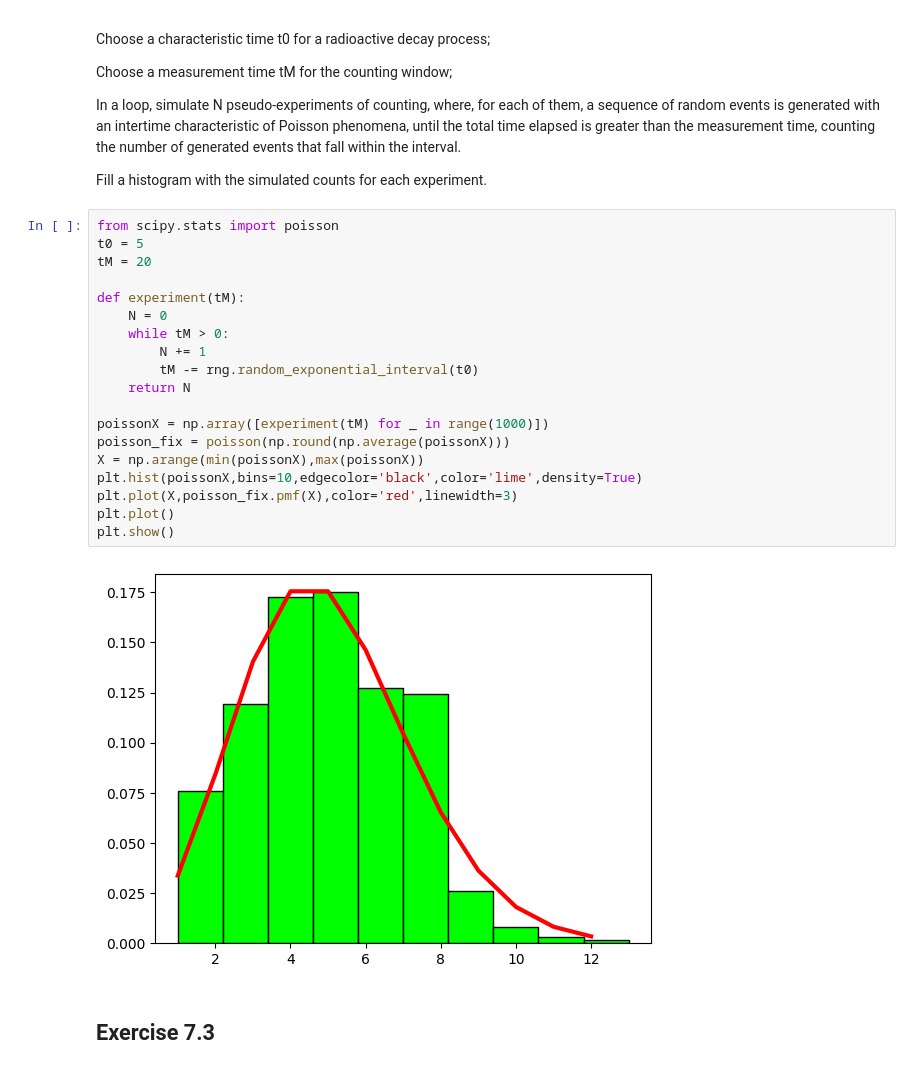
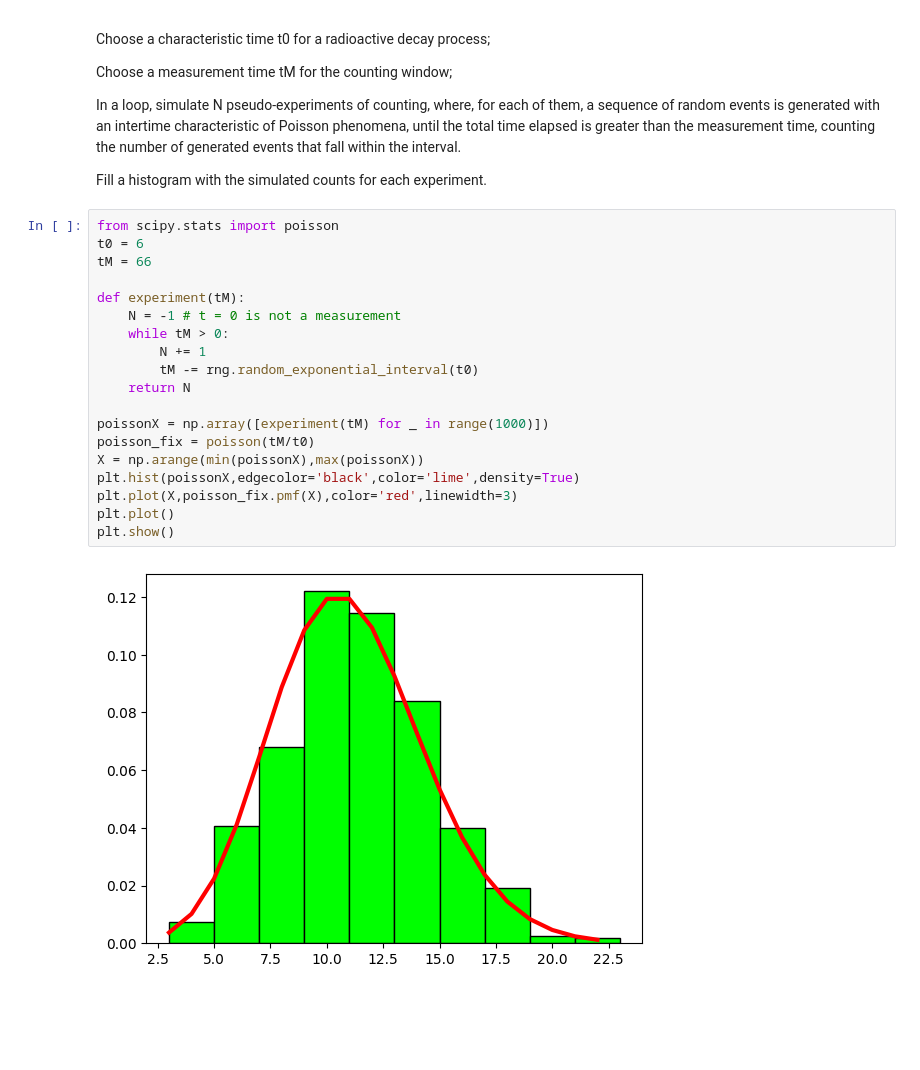
Before and after one commit to CarminatiGiovanni/LaboratorioCalcoloEStatistica, a Jupyter notebook: exercises_7_131123.ipynb, the cells around one changed output. Cells and saved outputs as stored; diff of their text form; blank space fills up the shorter version.

```diff
--- a/exercises_7_131123.ipynb
+++ b/exercises_7_131123.ipynb
@@ -53,24 +53,22 @@ In a loop, simulate N pseudo-experiments of counting, where, for each of them, a
 Fill a histogram with the simulated counts for each experiment.
 # %%
 from scipy.stats import poisson
-t0 = 5
-tM = 20
+t0 = 6
+tM = 66
 
 def experiment(tM):
-    N = 0
+    N = -1 # t = 0 is not a measurement
     while tM > 0:
         N += 1
         tM -= rng.random_exponential_interval(t0)
     return N
 
 poissonX = np.array([experiment(tM) for _ in range(1000)])
-poisson_fix = poisson(np.round(np.average(poissonX)))
+poisson_fix = poisson(tM/t0)
 X = np.arange(min(poissonX),max(poissonX))
-plt.hist(poissonX,bins=10,edgecolor='black',color='lime',density=True)
+plt.hist(poissonX,edgecolor='black',color='lime',density=True)
 plt.plot(X,poisson_fix.pmf(X),color='red',linewidth=3)
 plt.plot()
 plt.show()
 # %% [output]
-[figure, old version]
+[figure, new version]
-# %% [markdown]
-## Exercise 7.3
```
Also changed, not shown: parts of 2 cells of this notebook, 1 other file.
